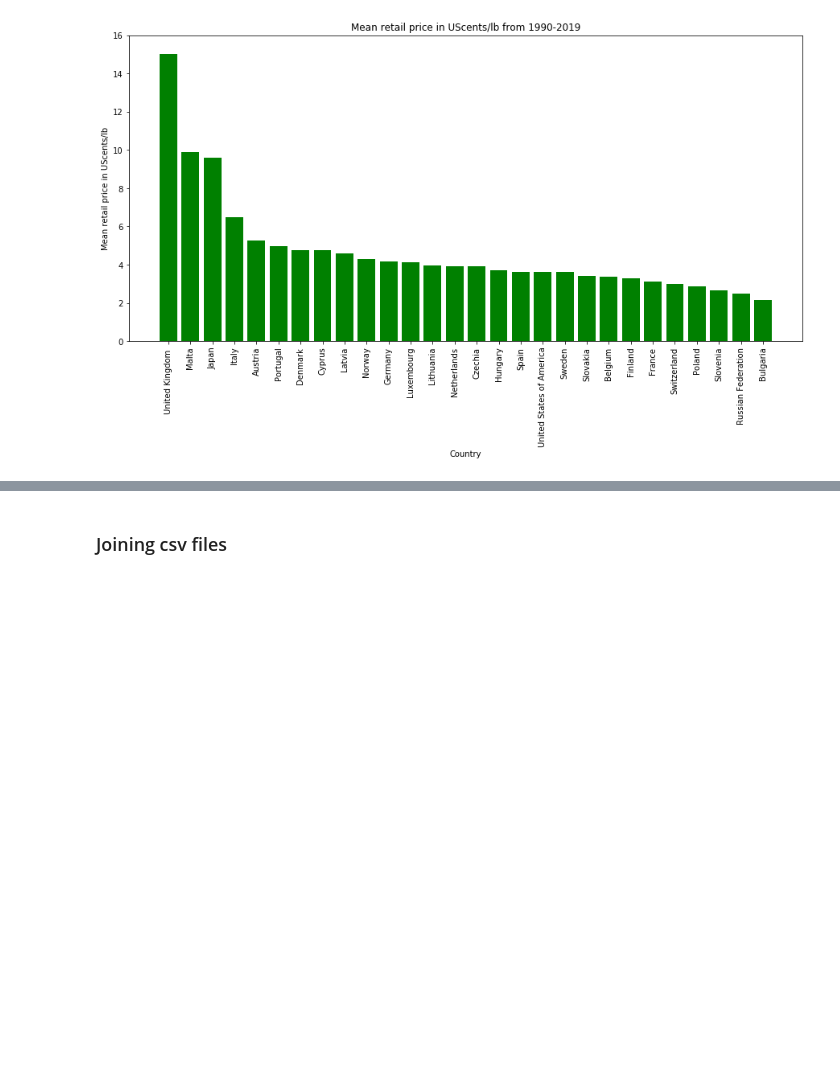
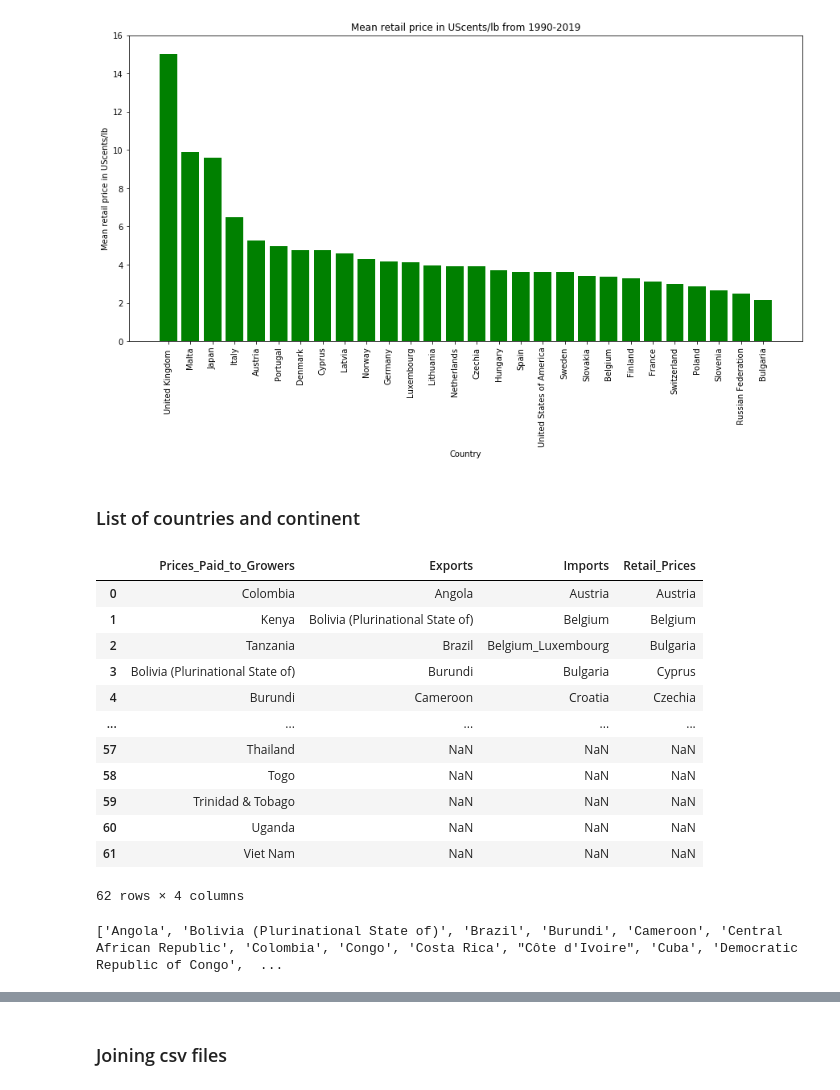
Before and after one commit to SandraBotica/Project-3, a Jupyter notebook: coffee_data.ipynb, the cells around one changed output, grey strips where cells are left out. Cells and saved outputs as stored; diff of their text form; code cells hidden in the pictures; blank space fills up the shorter version.

```diff
--- a/coffee_data.ipynb
+++ b/coffee_data.ipynb
@@ -274,3 +274,29 @@ plt.show()
 [figure]
 # %%
 # list(retail_prices_df["Country"].unique())
+# %% [markdown]
+### List of countries and continent
+# %%
+countries_df = pd.DataFrame().assign(Prices_Paid_to_Growers=prices_paid_to_growers_df["Country"], Exports=exports_df["Country"], Imports=imports_df["Country"], Retail_Prices=retail_prices_df["Country"],)
+countries_df
+# %% [output]
+|  | Prices_Paid_to_Growers | Exports | Imports | Retail_Prices |
+| 0 | Colombia | Angola | Austria | Austria |
+| 1 | Kenya | Bolivia (Plurinational State of) | Belgium | Belgium |
+| 2 | Tanzania | Brazil | Belgium_Luxembourg | Bulgaria |
+| 3 | Bolivia (Plurinational State of) | Burundi | Bulgaria | Cyprus |
+| 4 | Burundi | Cameroon | Croatia | Czechia |
+| ... | ... | ... | ... | ... |
+| 57 | Thailand | NaN | NaN | NaN |
+| 58 | Togo | NaN | NaN | NaN |
+| 59 | Trinidad & Tobago | NaN | NaN | NaN |
+| 60 | Uganda | NaN | NaN | NaN |
+| 61 | Viet Nam | NaN | NaN | NaN |
+62 rows × 4 columns
+# %%
+exports_list = list(countries_df["Exports"])
+# exports_list
+cleanedList_exports_list = [x for x in exports_list if str(x) != 'nan']
+print(cleanedList_exports_list)
+# %% [output]
+['Angola', 'Bolivia (Plurinational State of)', 'Brazil', 'Burundi', 'Cameroon', 'Central African Republic', 'Colombia', 'Congo', 'Costa Rica', "Côte d'Ivoire", 'Cuba', 'Democratic Republic of Congo',  ...
```
Also changed, not shown: parts of 5 cells of this notebook, 10 other files.
